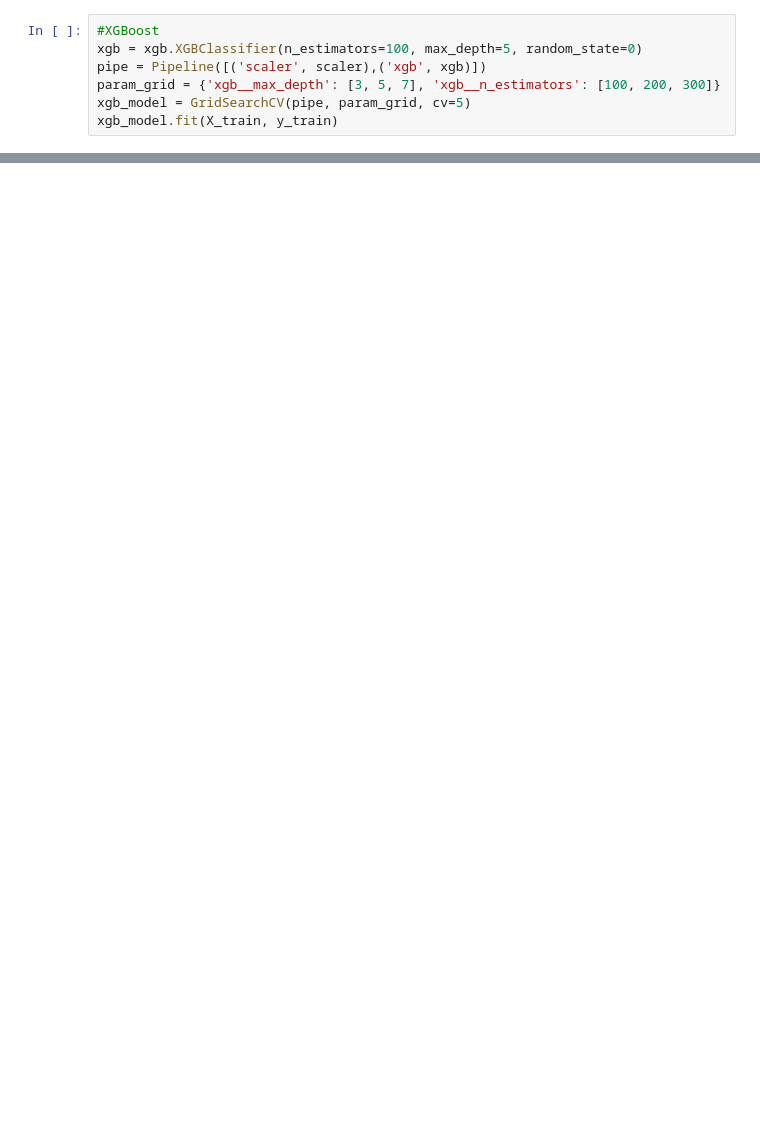
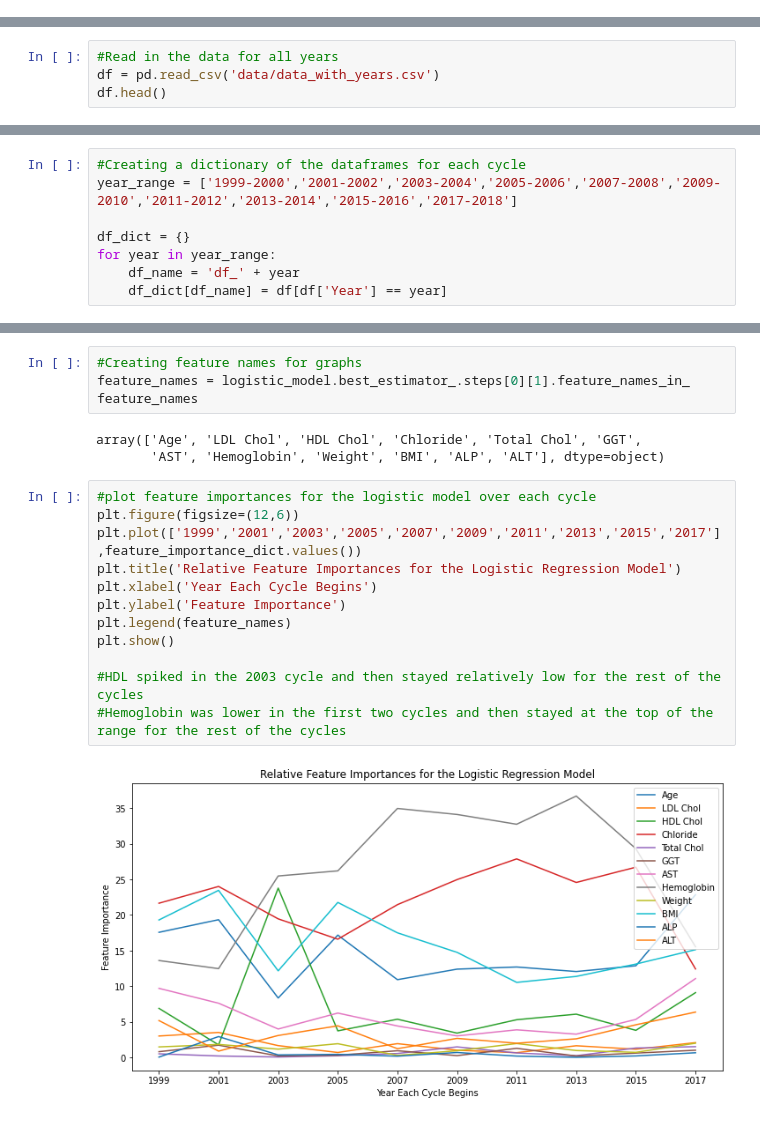
Before and after one commit to joshhaskell/Concept-Drift-NHANES-Diabetes-Classification, a Jupyter notebook: models.ipynb, the cells around one changed output, grey strips where cells are left out. Saved outputs shown, nothing was run; the diff lists cells and outputs as text; blank space fills up the shorter version.

Commit message:
Add logistic regression and support files
- Adds final model
- Updates data and eda files

```diff
--- a/models.ipynb
+++ b/models.ipynb
@@ -161,7 +0,0 @@ Test set performance: 0.0811
-# %%
-#XGBoost
-xgb = xgb.XGBClassifier(n_estimators=100, max_depth=5, random_state=0)
-pipe = Pipeline([('scaler', scaler),('xgb', xgb)])
-param_grid = {'xgb__max_depth': [3, 5, 7], 'xgb__n_estimators': [100, 200, 300]}
-xgb_model = GridSearchCV(pipe, param_grid, cv=5)
-xgb_model.fit(X_train, y_train)
@@ -488,0 +17,4 @@ Change detected in data: 1 - at index: 346 for model: Random Forest
+# %%
+#Read in the data for all years
+df = pd.read_csv('data/data_with_years.csv')
+df.head()
@@ -488,0 +43,8 @@ Change detected in data: 1 - at index: 346 for model: Random Forest
+# %%
+#Creating a dictionary of the dataframes for each cycle
+year_range = ['1999-2000','2001-2002','2003-2004','2005-2006','2007-2008','2009-2010','2011-2012','2013-2014','2015-2016','2017-2018']
+
+df_dict = {}
+for year in year_range:
+    df_name = 'df_' + year
+    df_dict[df_name] = df[df['Year'] == year]
@@ -488,0 +174,21 @@ Change detected in data: 1 - at index: 346 for model: Random Forest
+# %%
+#Creating feature names for graphs
+feature_names = logistic_model.best_estimator_.steps[0][1].feature_names_in_
+feature_names
+# %% [output]
+array(['Age', 'LDL Chol', 'HDL Chol', 'Chloride', 'Total Chol', 'GGT',
+       'AST', 'Hemoglobin', 'Weight', 'BMI', 'ALP', 'ALT'], dtype=object)
+# %%
+#plot feature importances for the logistic model over each cycle
+plt.figure(figsize=(12,6))
+plt.plot(['1999','2001','2003','2005','2007','2009','2011','2013','2015','2017'],feature_importance_dict.values())
+plt.title('Relative Feature Importances for the Logistic Regression Model')
+plt.xlabel('Year Each Cycle Begins')
+plt.ylabel('Feature Importance')
+plt.legend(feature_names)
+plt.show()
+
+#HDL spiked in the 2003 cycle and then stayed relatively low for the rest of the cycles
+#Hemoglobin was lower in the first two cycles and then stayed at the top of the range for the rest of the cycles
+# %% [output]
+[figure, added]
```
Also changed, not shown: parts of 60 cells of this notebook, 11 other files.
